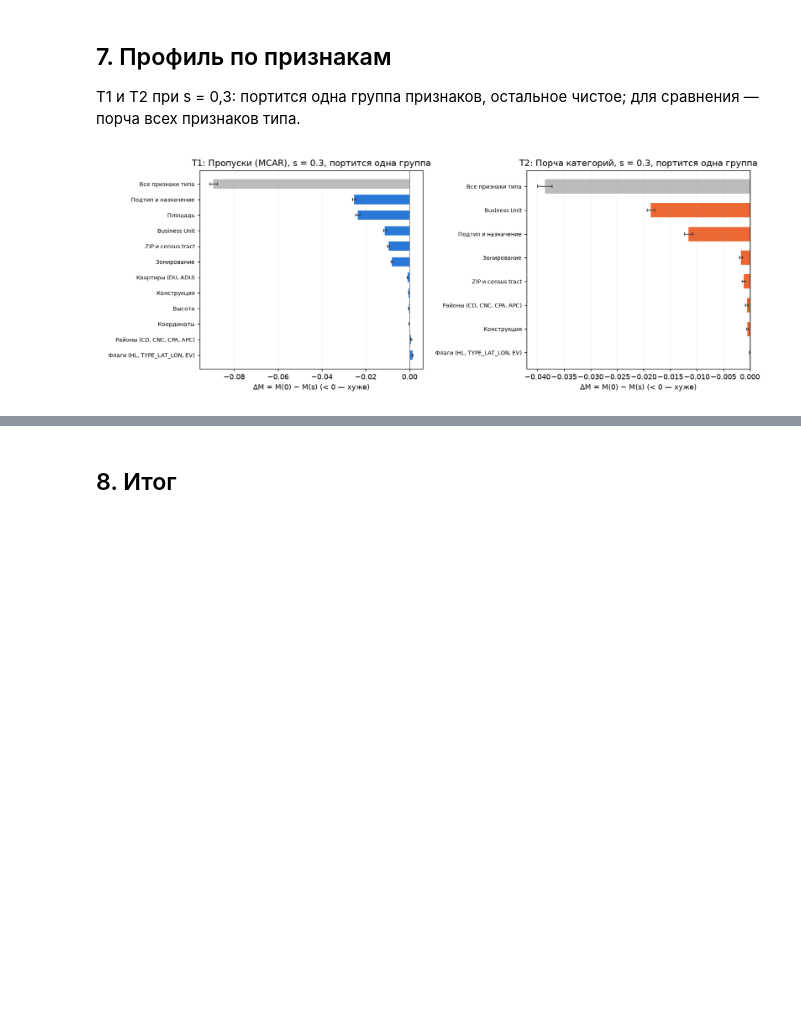
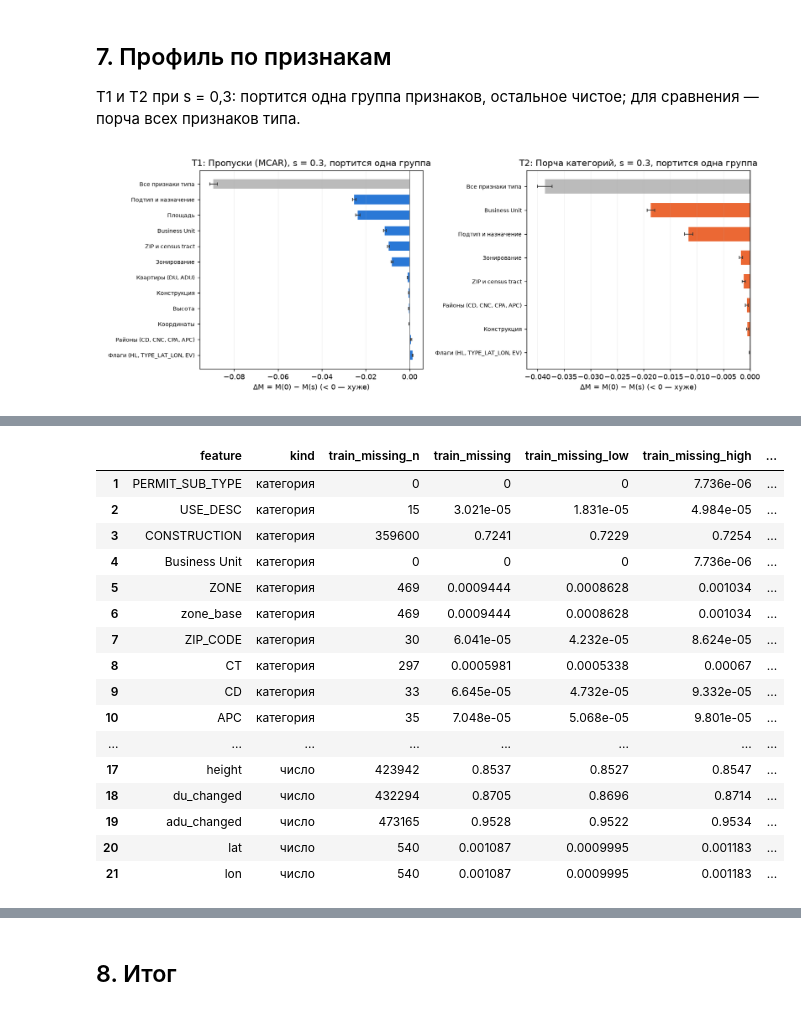
Before and after one commit to DeaDog911/ai-security, a Jupyter notebook: notebooks/pr2_noise.ipynb, the cells around one changed output, grey strips where cells are left out. Saved outputs shown, nothing was run; the diff lists cells and outputs as text; code cells hidden in the pictures; blank space fills up the shorter version.

```diff
--- a/notebooks/pr2_noise.ipynb
+++ b/notebooks/pr2_noise.ipynb
@@ -246,24 +284,42 @@ show("bias", ["type", "level", "grouping", "group", "n", "bias", "bias_low", "bi
 T1 и T2 при s = 0,3: портится одна группа признаков, остальное чистое; для сравнения — порча всех признаков типа.
 # %%
 img("by_feature")
-show("by_feature", ["type", "group", "columns", "frac_changed", "rmsle", "delta", "delta_low", "delta_high", "significant", "rank"]);
+show("by_feature", ["type", "group", "columns", "frac_changed", "rmsle", "delta", "delta_low", "delta_high", "significant", "rank", "delta_per_changed", "delta_per_changed_low", "delta_per_changed_high", "rank_per_changed", "train_missing_min"]);
+show("missing_train", ["feature", "kind", "train_missing_n", "train_missing", "train_missing_low", "train_missing_high", "train_other_n", "n_train", "test_missing"], query="t1_corrupted");
 # %% [output]
 [figure]
 |  | type | group | columns | frac_changed | rmsle | delta | delta_low | delta_high | significant | ... |
 | 0 | T1 | Все признаки типа | все | 0.2233 | 0.9779 | -0.0894 | -0.09102 | -0.08775 | True | ... |
 | 1 | T1 | Подтип и назначение | ['PERMIT_SUB_TYPE', 'USE_DESC'] | 0.2999 | 0.9138 | -0.02528 | -0.02611 | -0.02443 | True | ... |
 | 2 | T1 | Площадь | ['square_footage'] | 0.08629 | 0.9121 | -0.0236 | -0.02462 | -0.02264 | True | ... |
 | 3 | T1 | Business Unit | ['Business Unit'] | 0.2991 | 0.8998 | -0.0113 | -0.0119 | -0.01068 | True | ... |
 | 4 | T1 | ZIP и census tract | ['ZIP_CODE', 'CT'] | 0.2998 | 0.8981 | -0.009594 | -0.01008 | -0.009128 | True | ... |
 | 5 | T1 | Зонирование | ['ZONE'] | 0.3002 | 0.8966 | -0.008036 | -0.008442 | -0.007621 | True | ... |
 | 6 | T1 | Квартиры (DU, ADU) | ['du_changed', 'adu_changed'] | 0.04367 | 0.8894 | -0.0009261 | -0.00111 | -0.0007598 | True | ... |
 | 7 | T1 | Конструкция | ['CONSTRUCTION'] | 0.08582 | 0.8889 | -0.0003903 | -0.000538 | -0.0002441 | True | ... |
 | 8 | T1 | Высота | ['height'] | 0.04633 | 0.8889 | -0.0003464 | -0.0004818 | -0.0002001 | True | ... |
 | 9 | T1 | Координаты | ['lat+lon'] | 0.2992 | 0.8887 | -0.0001493 | -0.0003791 | 9.12e-05 | False | ... |
 | ... | ... | ... | ... | ... | ... | ... | ... | ... | ... | ... |
 | 15 | T2 | Зонирование | ['ZONE'] | 0.2796 | 0.8902 | -0.001695 | -0.002015 | -0.001351 | True | ... |
 | 16 | T2 | ZIP и census tract | ['ZIP_CODE', 'CT'] | 0.2988 | 0.8897 | -0.001182 | -0.001487 | -0.000869 | True | ... |
 | 17 | T2 | Районы (CD, CNC, CPA, APC) | ['CD', 'CNC', 'CPA', 'APC'] | 0.2773 | 0.8891 | -0.0005977 | -0.000846 | -0.000345 | True | ... |
 | 18 | T2 | Конструкция | ['CONSTRUCTION'] | 0.0447 | 0.889 | -0.0004539 | -0.0006574 | -0.000261 | True | ... |
 | 19 | T2 | Флаги (HL, TYPE_LAT_LON, EV) | ['HL', 'TYPE_LAT_LON', 'EV'] | 0.03392 | 0.8886 | -5.923e-05 | -0.0001073 | -1.442e-05 | True | ... |
+|  | feature | kind | train_missing_n | train_missing | train_missing_low | train_missing_high | ... |
+| 1 | PERMIT_SUB_TYPE | категория | 0 | 0 | 0 | 7.736e-06 | ... |
+| 2 | USE_DESC | категория | 15 | 3.021e-05 | 1.831e-05 | 4.984e-05 | ... |
+| 3 | CONSTRUCTION | категория | 359600 | 0.7241 | 0.7229 | 0.7254 | ... |
+| 4 | Business Unit | категория | 0 | 0 | 0 | 7.736e-06 | ... |
+| 5 | ZONE | категория | 469 | 0.0009444 | 0.0008628 | 0.001034 | ... |
+| 6 | zone_base | категория | 469 | 0.0009444 | 0.0008628 | 0.001034 | ... |
+| 7 | ZIP_CODE | категория | 30 | 6.041e-05 | 4.232e-05 | 8.624e-05 | ... |
+| 8 | CT | категория | 297 | 0.0005981 | 0.0005338 | 0.00067 | ... |
+| 9 | CD | категория | 33 | 6.645e-05 | 4.732e-05 | 9.332e-05 | ... |
+| 10 | APC | категория | 35 | 7.048e-05 | 5.068e-05 | 9.801e-05 | ... |
+| ... | ... | ... | ... | ... | ... | ... | ... |
+| 17 | height | число | 423942 | 0.8537 | 0.8527 | 0.8547 | ... |
+| 18 | du_changed | число | 432294 | 0.8705 | 0.8696 | 0.8714 | ... |
+| 19 | adu_changed | число | 473165 | 0.9528 | 0.9522 | 0.9534 | ... |
+| 20 | lat | число | 540 | 0.001087 | 0.0009995 | 0.001183 | ... |
+| 21 | lon | число | 540 | 0.001087 | 0.0009995 | 0.001183 | ... |
 # %% [markdown]
```
Also changed, not shown: parts of 9 cells of this notebook, 19 other files.
